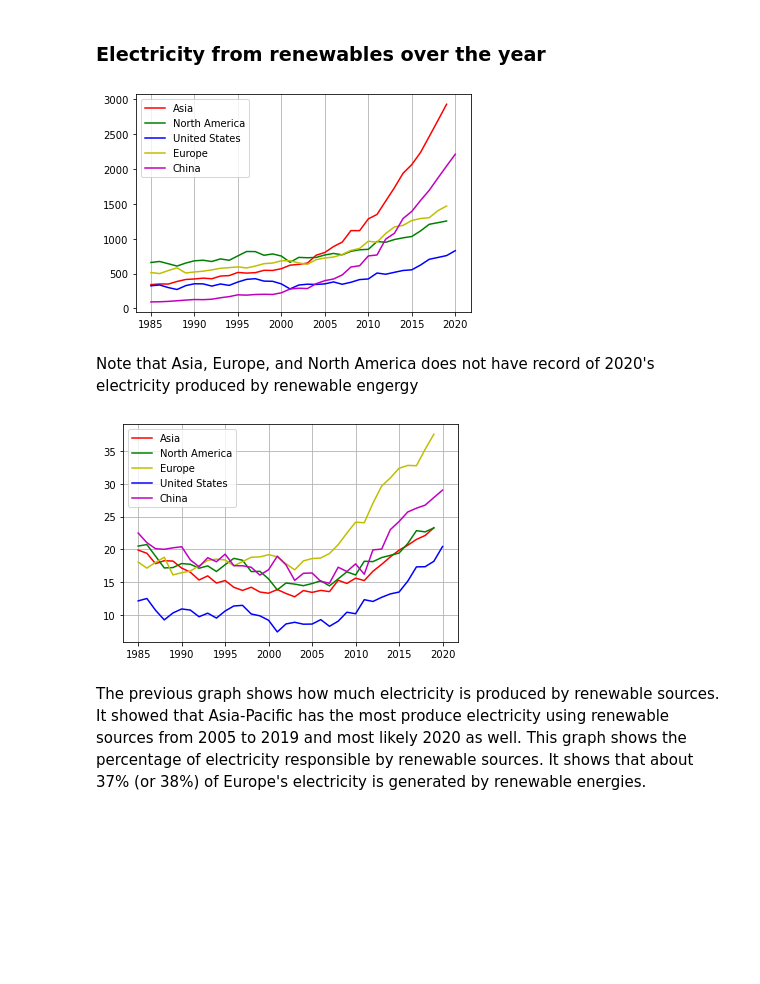
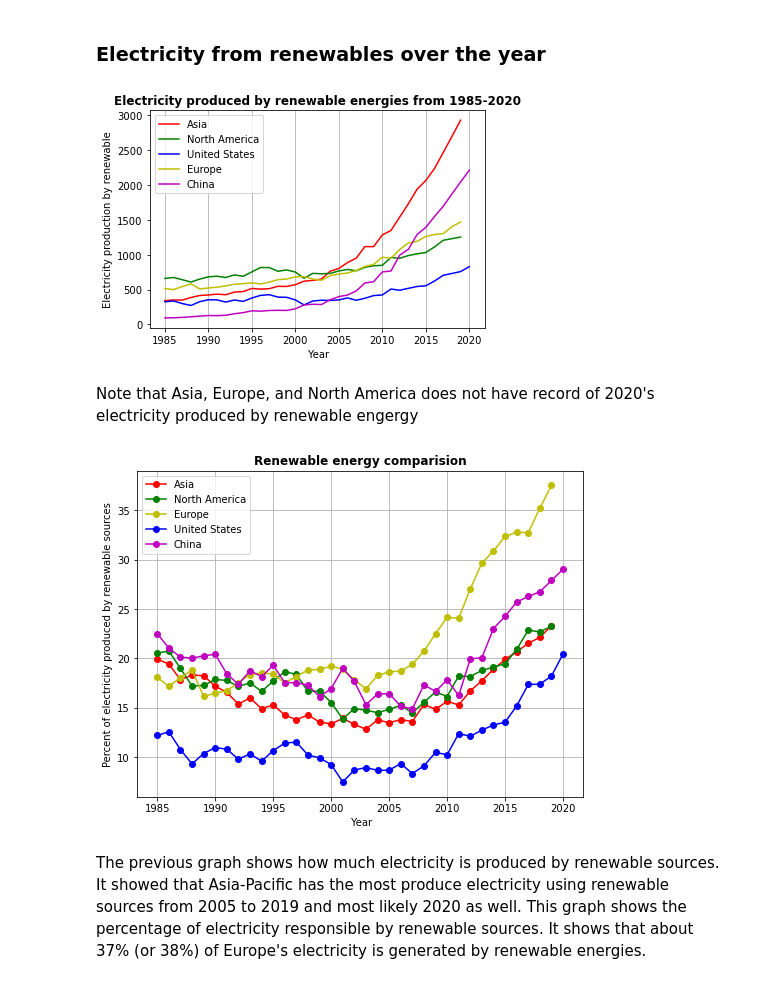
Before and after one commit to skarstent/Project, a Jupyter notebook: Electricity .ipynb, the cells around one changed output. Cells and saved outputs as stored; diff of their text form; code cells hidden in the pictures; blank space fills up the shorter version.

```diff
--- a/Electricity .ipynb
+++ b/Electricity .ipynb
@@ -205,10 +210,13 @@ plt.plot(year, renewable_US['Total electricity from renewables energies'], c='b'
 plt.plot(year[:35], renewable_Europe['Total electricity from renewables energies'], c='y', label='Europe')
 plt.plot(year, renewable_China['Total electricity from renewables energies'], c='m', label='China')
 plt.legend()
+plt.title('Electricity produced by renewable energies from 1985-2020', fontdict={'fontweight':'bold'})
+plt.xlabel(' Year')
+plt.ylabel('Electricity production by renewable')
 plt.grid(axis='x')
 plt.show()
 # %% [output]
-[figure, old version]
+[figure, new version]
 # %% [markdown]
 Note that Asia, Europe, and North America does not have record of 2020's electricity produced by renewable engergy
 # %%
@@ -218,16 +226,20 @@ perc_US = 100*(renewable_US['Total electricity from renewables energies'] / rene
 perc_Europe = 100*(renewable_Europe['Total electricity from renewables energies'] / renewable_Europe['Total electricity produced'])
 perc_China = 100*(renewable_China['Total electricity from renewables energies'] / renewable_China['Total electricity produced'])
 # %%
-plt.plot(year[:35], perc_asia, c='r', label='Asia')
-plt.plot(year[:35], perc_NA, c='g', label='North America')
-plt.plot(year[:35], perc_Europe, c='y', label='Europe')
-plt.plot(year, perc_US, c='b', label='United States')
-plt.plot(year, perc_China, c='m', label='China')
+plt.figure(figsize=(8, 6))
+plt.plot(year[:35], perc_asia, c='r', marker='o',label='Asia')
+plt.plot(year[:35], perc_NA, c='g', marker='o', label='North America')
+plt.plot(year[:35], perc_Europe, c='y', marker='o', label='Europe')
+plt.plot(year, perc_US, c='b', marker='o', label='United States')
+plt.plot(year, perc_China, c='m', marker='o', label='China')
+plt.title('Renewable energy comparision', fontdict={'fontsize':12, 'fontweight':'bold'})
+plt.xlabel(' Year')
+plt.ylabel('Percent of electricity produced by renewable sources')
 plt.legend()
 plt.grid()
 plt.show()
 # %% [output]
-[figure, old version]
+[figure, new version]
 # %% [markdown]
 The previous graph shows how much electricity is produced by renewable sources. It showed that Asia-Pacific has the most produce electricity using renewable sources from 2005 to 2019 and most likely 2020 as well. This graph shows the percentage of electricity responsible by renewable sources. It shows that about 37% (or 38%) of Europe's electricity is generated by renewable energies.
 # %% [markdown]
```
Also changed, not shown: parts of 8 cells of this notebook.
